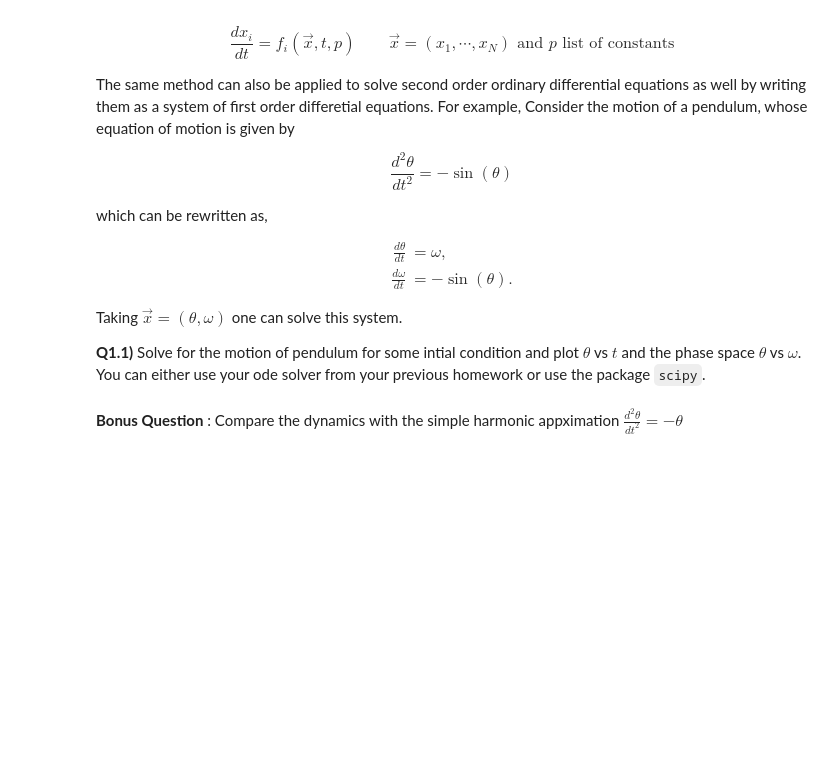
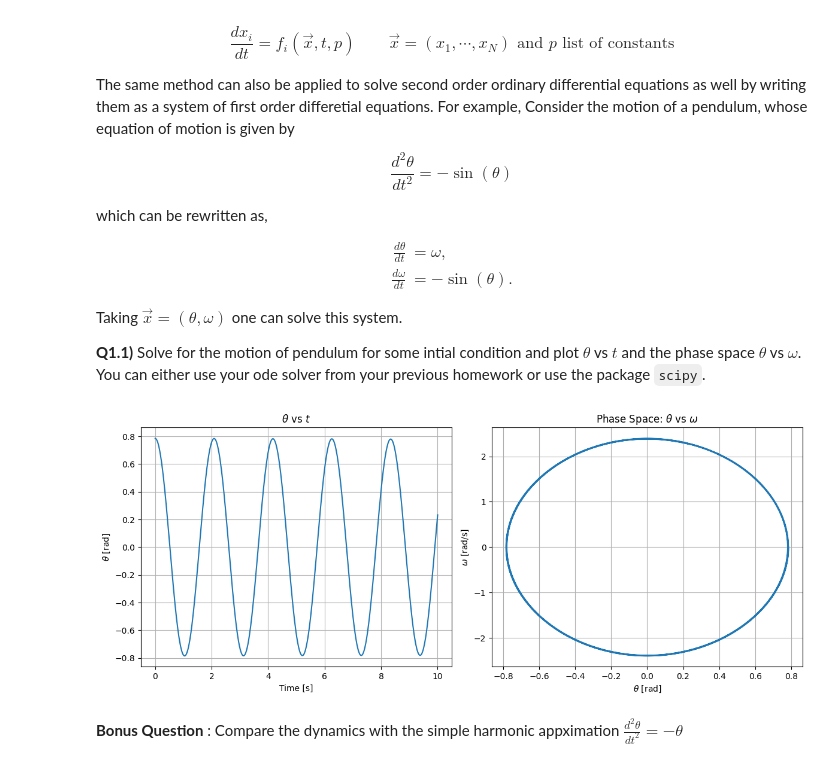
Before and after one commit to T2ooomasz/ComputationalMethodsI, a Jupyter notebook: HW/hw6TomaszKazulak.ipynb, the cells around one changed output. Cells and saved outputs as stored; diff of their text form; code cells hidden in the pictures; blank space fills up the shorter version.

Commit message:
solved hw6

```diff
--- a/HW/hw6TomaszKazulak.ipynb
+++ b/HW/hw6TomaszKazulak.ipynb
@@ -36,5 +36,75 @@ Taking $\vec x = (\theta, \omega)$ one can solve this system.
 
 
 **Q1.1)** Solve for the motion of pendulum for some intial condition and plot $\theta$ vs $t$ and the phase space $\theta$ vs $\omega$. You can either use your ode solver from your previous homework or use the package `scipy`.
+# %%
+import numpy as np
+import matplotlib.pyplot as plt
+from scipy.integrate import solve_ivp
+from functools import partial
+
+# Pendulum parameters as immutable constants
+PENDULUM_PARAMS = {"g": 9.81, "L": 1.0}
+theta0 = np.pi / 4  # Initial angle (45 degrees)
+omega0 = 0.0        # Initial angular velocity
+
+# Function to define the ODE system
+def pendulum_ode(t, y, params):
+    g, L = params["g"], params["L"]
+    theta, omega = y
+    return [omega, -(g / L) * np.sin(theta)]
+
+# Function to solve the pendulum motion
+def solve_pendulum(ode_func, initial_conditions, t_range, t_points):
+    t_eval = np.linspace(t_range[0], t_range[1], t_points)
+    return solve_ivp(ode_func, t_range, initial_conditions, t_eval=t_eval)
+
+
+# Function to plot results
+def plot_results(solution, title_theta_vs_t, title_phase_space):
+    theta, omega = solution.y
+    t = solution.t
+
+    # Plot theta vs. t
+    plt.figure(figsize=(12, 5))
+
+    plt.subplot(1, 2, 1)
+    plt.plot(t, theta, label=r'$\theta(t)$')
+    plt.title(title_theta_vs_t)
+    plt.xlabel('Time [s]')
+    plt.ylabel(r'$\theta$ [rad]')
+    plt.grid(True)
+
+    # Plot phase space (theta vs. omega)
+    plt.subplot(1, 2, 2)
+    plt.plot(theta, omega, label=r'Phase space: $\theta$ vs $\omega$')
+    plt.title(title_phase_space)
+    plt.xlabel(r'$\theta$ [rad]')
+    plt.ylabel(r'$\omega$ [rad/s]')
+    plt.grid(True)
+
+    plt.tight_layout()
+    plt.show()
+
+# Main functional pipeline
+def main():
+    # Initial conditions: theta0, omega0
+    initial_conditions = [np.pi / 4, 0.0]  # [45 degrees, 0 angular velocity]
+    t_range = (0, 10)  # Time range in seconds
+    t_points = 1000    # Number of time points
+
+    # Partial function for the ODE to inject parameters
+    ode_func = partial(pendulum_ode, params=PENDULUM_PARAMS)
+
+    # Solve the pendulum motion
+    solution = solve_pendulum(ode_func, initial_conditions, t_range, t_points)
+
+    # Plot the results
+    plot_results(solution, title_theta_vs_t=r'$\theta$ vs $t$', title_phase_space=r'Phase Space: $\theta$ vs $\omega$')
+
+# Execute the main pipeline
+if __name__ == "__main__":
+    main()
+# %% [output]
+[figure, added]
 # %% [markdown]
 **Bonus Question** : Compare the dynamics with the simple harmonic appximation $\frac{d^2\theta}{dt^2} = - \theta$
```
Also changed, not shown: parts of 10 cells of this notebook.
